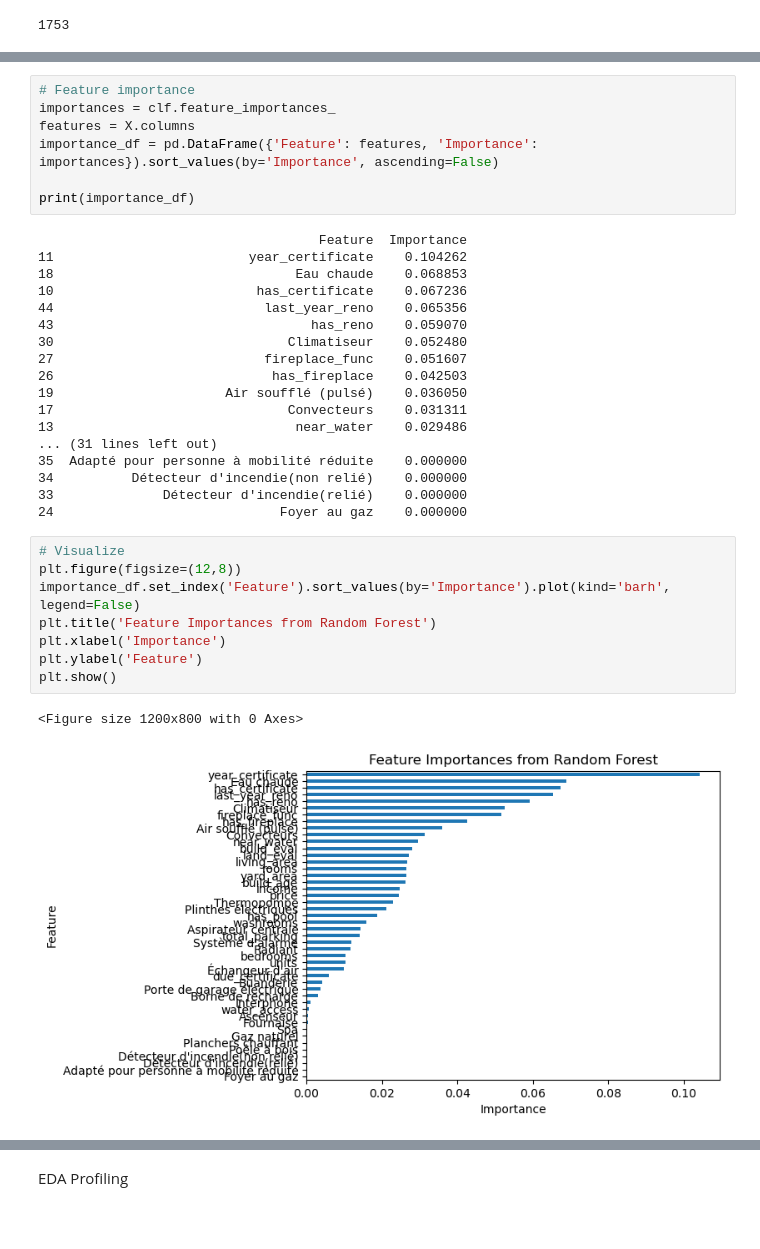
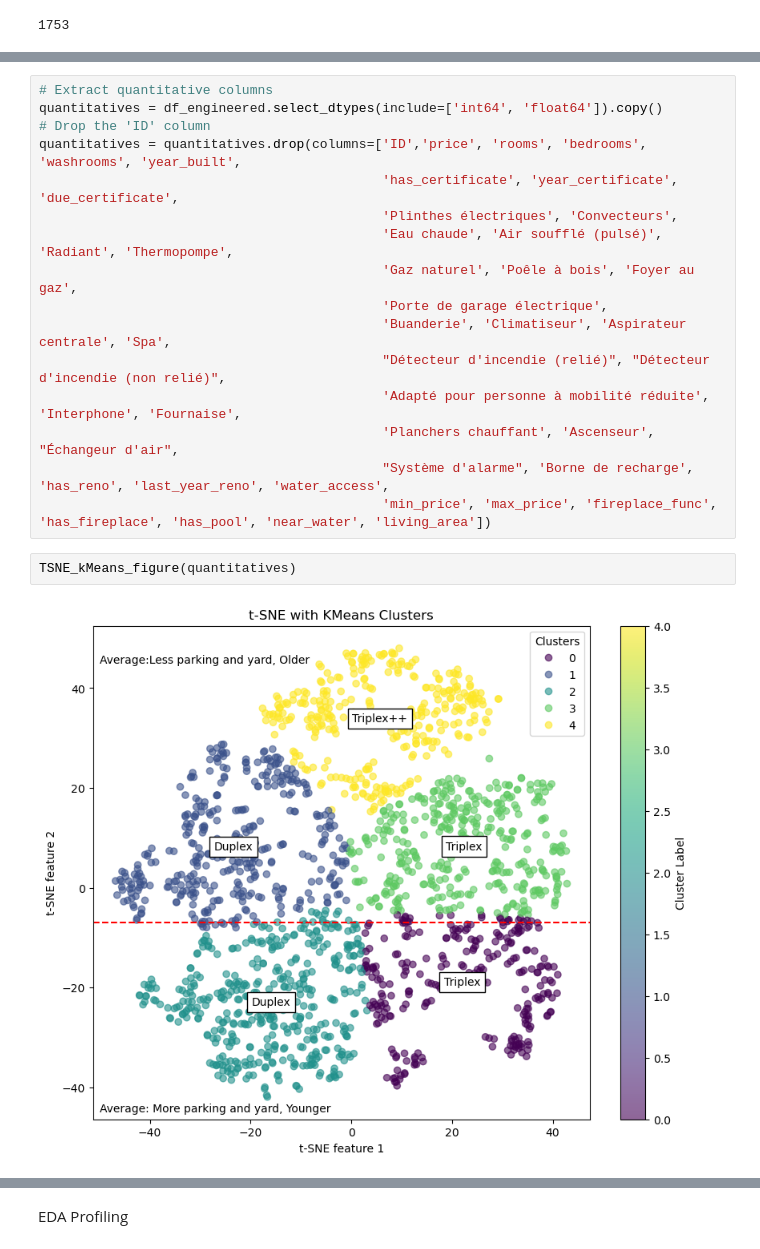
Before and after one commit to Christian-Leclerc/Capstone-Project-LHL, a Jupyter notebook: src/experiments.ipynb, the cells around one changed output, grey strips where cells are left out. Saved outputs shown, nothing was run; the diff lists cells and outputs as text; blank space fills up the shorter version.

```diff
--- a/src/experiments.ipynb
+++ b/src/experiments.ipynb
@@ -95,36 +26,20 @@ weighted avg       0.90      0.90      0.89       526
-# %%
-# Feature importance
-importances = clf.feature_importances_
-features = X.columns
-importance_df = pd.DataFrame({'Feature': features, 'Importance': importances}).sort_values(by='Importance', ascending=False)
-
-print(importance_df)
-# %% [output]
-                                    Feature  Importance
-11                         year_certificate    0.104262
-18                               Eau chaude    0.068853
-10                          has_certificate    0.067236
-44                           last_year_reno    0.065356
-43                                 has_reno    0.059070
-30                              Climatiseur    0.052480
-27                           fireplace_func    0.051607
-26                            has_fireplace    0.042503
-19                      Air soufflé (pulsé)    0.036050
-17                              Convecteurs    0.031311
-13                               near_water    0.029486
-... (31 lines left out)
-35  Adapté pour personne à mobilité réduite    0.000000
-34          Détecteur d'incendie(non relié)    0.000000
-33              Détecteur d'incendie(relié)    0.000000
-24                             Foyer au gaz    0.000000
-# %%
-# Visualize
-plt.figure(figsize=(12,8))
-importance_df.set_index('Feature').sort_values(by='Importance').plot(kind='barh', legend=False)
-plt.title('Feature Importances from Random Forest')
-plt.xlabel('Importance')
-plt.ylabel('Feature')
-plt.show()
-# %% [output]
-<Figure size 1200x800 with 0 Axes>
-[figure, removed]
+# %%
+# Extract quantitative columns
+quantitatives = df_engineered.select_dtypes(include=['int64', 'float64']).copy()
+# Drop the 'ID' column
+quantitatives = quantitatives.drop(columns=['ID','price', 'rooms', 'bedrooms', 'washrooms', 'year_built',
+                                            'has_certificate', 'year_certificate', 'due_certificate',
+                                            'Plinthes électriques', 'Convecteurs',
+                                            'Eau chaude', 'Air soufflé (pulsé)', 'Radiant', 'Thermopompe',
+                                            'Gaz naturel', 'Poêle à bois', 'Foyer au gaz',
+                                            'Porte de garage électrique',
+                                            'Buanderie', 'Climatiseur', 'Aspirateur centrale', 'Spa',
+                                            "Détecteur d'incendie (relié)", "Détecteur d'incendie (non relié)",
+                                            'Adapté pour personne à mobilité réduite', 'Interphone', 'Fournaise',
+                                            'Planchers chauffant', 'Ascenseur', "Échangeur d'air",
+                                            "Système d'alarme", 'Borne de recharge', 'has_reno', 'last_year_reno', 'water_access',
+                                            'min_price', 'max_price', 'fireplace_func', 'has_fireplace', 'has_pool', 'near_water', 'living_area'])
+# %%
+TSNE_kMeans_figure(quantitatives)
+# %% [output]
+[figure, added]
```
Also changed, not shown: parts of 4 cells of this notebook, 1 other file.
